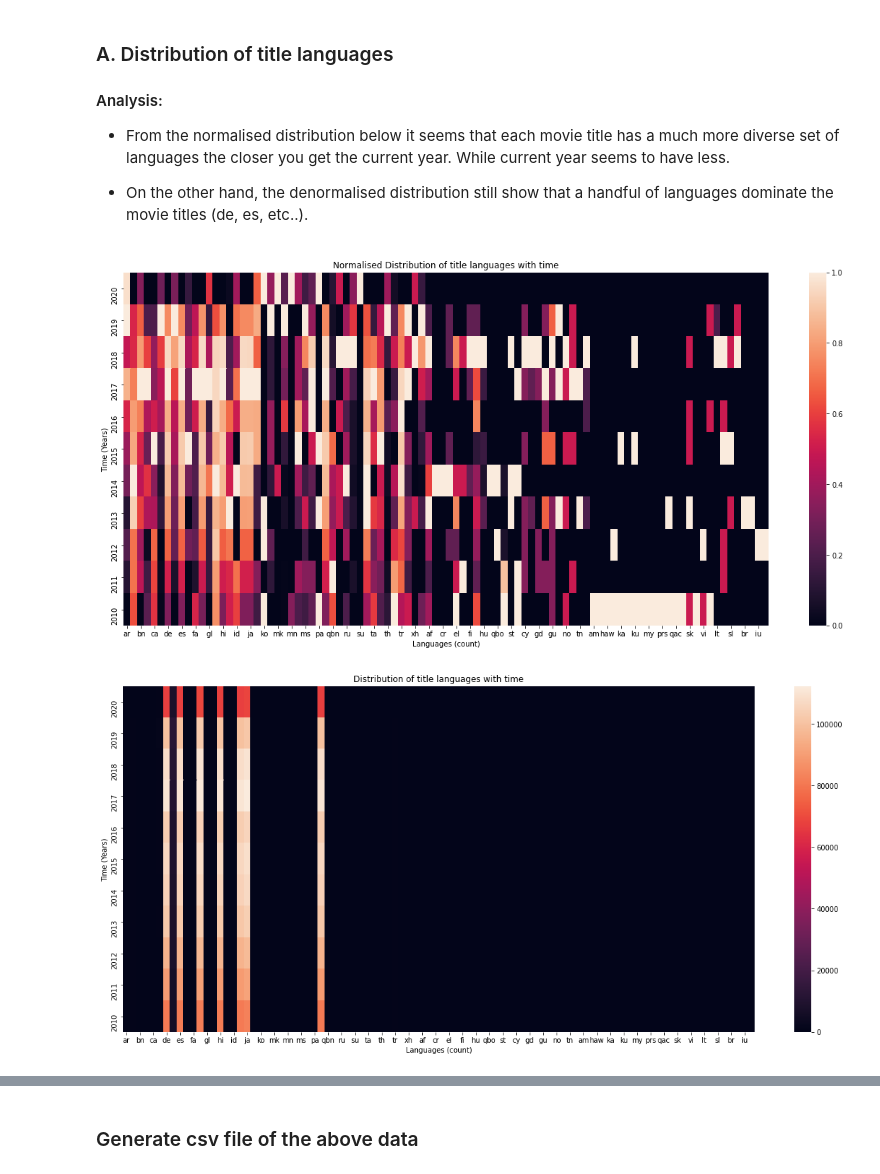
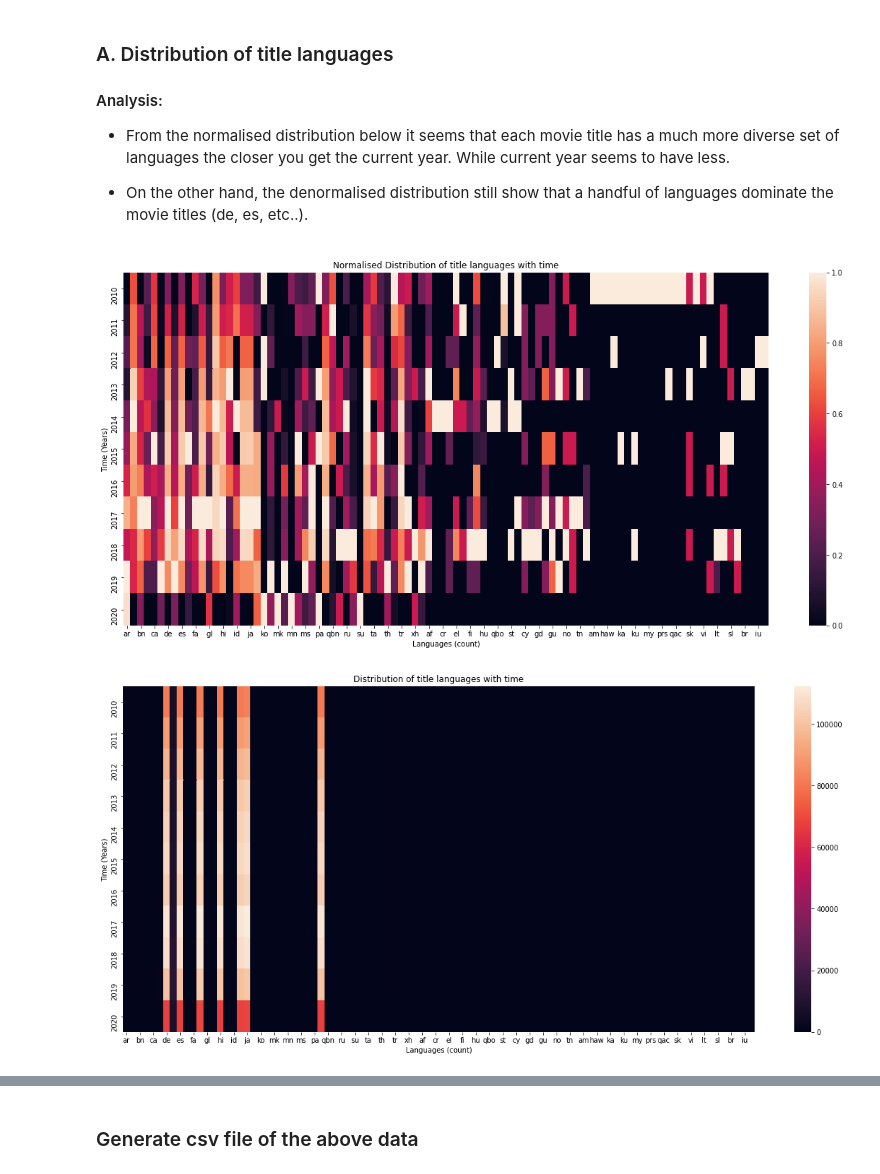
Before and after one commit to bernardcosta/VirailCaseStudy, a Jupyter notebook: CaseStudy.ipynb, the cells around one changed output, grey strips where cells are left out. Saved outputs shown, nothing was run; the diff lists cells and outputs as text; code cells hidden in the pictures.

```diff
--- a/CaseStudy.ipynb
+++ b/CaseStudy.ipynb
@@ -48,8 +48,8 @@ for attempt in range(attempts):
         for link in datasets:
             file = requests.get(link)
             # Save to directory
-            with open(os.path.join(timestr, link.split("/")[-1]), "wb") as zip:
-                zip.write(file.content)
+            with open(os.path.join(timestr, link.split("/")[-1]), "wb") as fz:
+                fz.write(file.content)
 
     except requests.exceptions.RequestException as e:
         raise e
@@ -136,7 +136,8 @@ helpers.bulk(es, index=index_name, actions=get_data(directory, akas_groups))
 # %% [markdown]
 ## 3. Visualisations
 # %%
-b = { "_source":["tconst", "startYear", "originalTitle", "akas"],
+# query
+q = { "_source":["tconst", "startYear", "originalTitle", "akas"],
      "query":{
         "range": {
             "startYear":{
@@ -145,9 +146,11 @@ b = { "_source":["tconst", "startYear", "originalTitle", "akas"],
             }
         }
     }
+
 # Scroll needed to grab more than the 10000 limit (1min = throw error if loading takes more than 1 min)
-res = helpers.scan(es, index="title", query=b, scroll='4m')
+res = helpers.scan(es, index="title", query=q, scroll='4m')
 print("request ready.")
+
 lang_dist = defaultdict(list)
 # build a list of title languages used for each year in the query
 for x in res:
@@ -168,35 +171,36 @@ request ready.
 # %%
 glist= []
 # calculate frequency of occurance of each language each year.
 for key, value in lang_dist.items():
     u, c = np.unique(value, return_counts=True)
     glist.append(dict(zip(u, c)))
 
 # create pandas distribution with the index being the years
 distribution = pd.DataFrame(glist, index=lang_dist.keys()).drop('\\N', axis=1)
 distribution.fillna(0, inplace=True)
-distribution.sort_index(inplace=True, ascending=False)
+distribution.sort_index(inplace=True, ascending=True)
 # normalise dataset
 scaler = MinMaxScaler()
 norm_dist = scaler.fit_transform(distribution)
 norm_dist = pd.DataFrame(norm_dist, columns=distribution.columns, index=distribution.index)
-norm_dist.sort_index(inplace=True, ascending=False)
+norm_dist.sort_index(inplace=True, ascending=True)
 
+# plot as heatmaps
 plt.figure(figsize=(20, 9))
 sns.heatmap(norm_dist)
 plt.title("Normalised Distribution of title languages with time")
 plt.xlabel("Languages (count)")
 plt.ylabel("Time (Years)")
 
 plt.figure(figsize=(20, 9))
 sns.heatmap(distribution)
 plt.title("Distribution of title languages with time")
 plt.xlabel("Languages (count)")
 plt.ylabel("Time (Years)")
 plt.show()
 # %% [output]
-[figure, old version]
+[figure, new version]
-[figure, old version]
+[figure, new version]
 # %%
 
 plt.figure(figsize=(16, 9))
```
Also changed, not shown: parts of 6 cells of this notebook, 1 other file.
